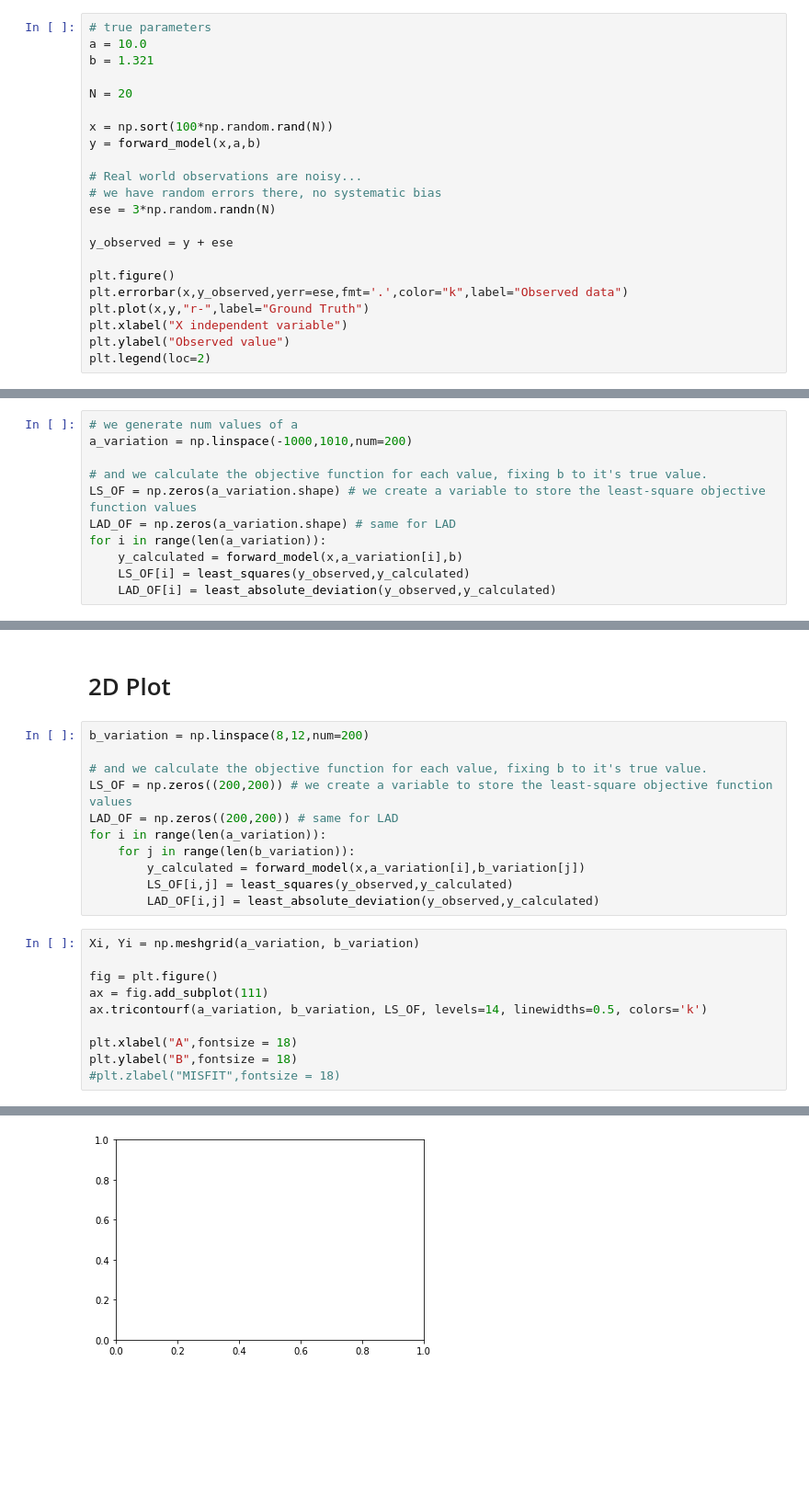
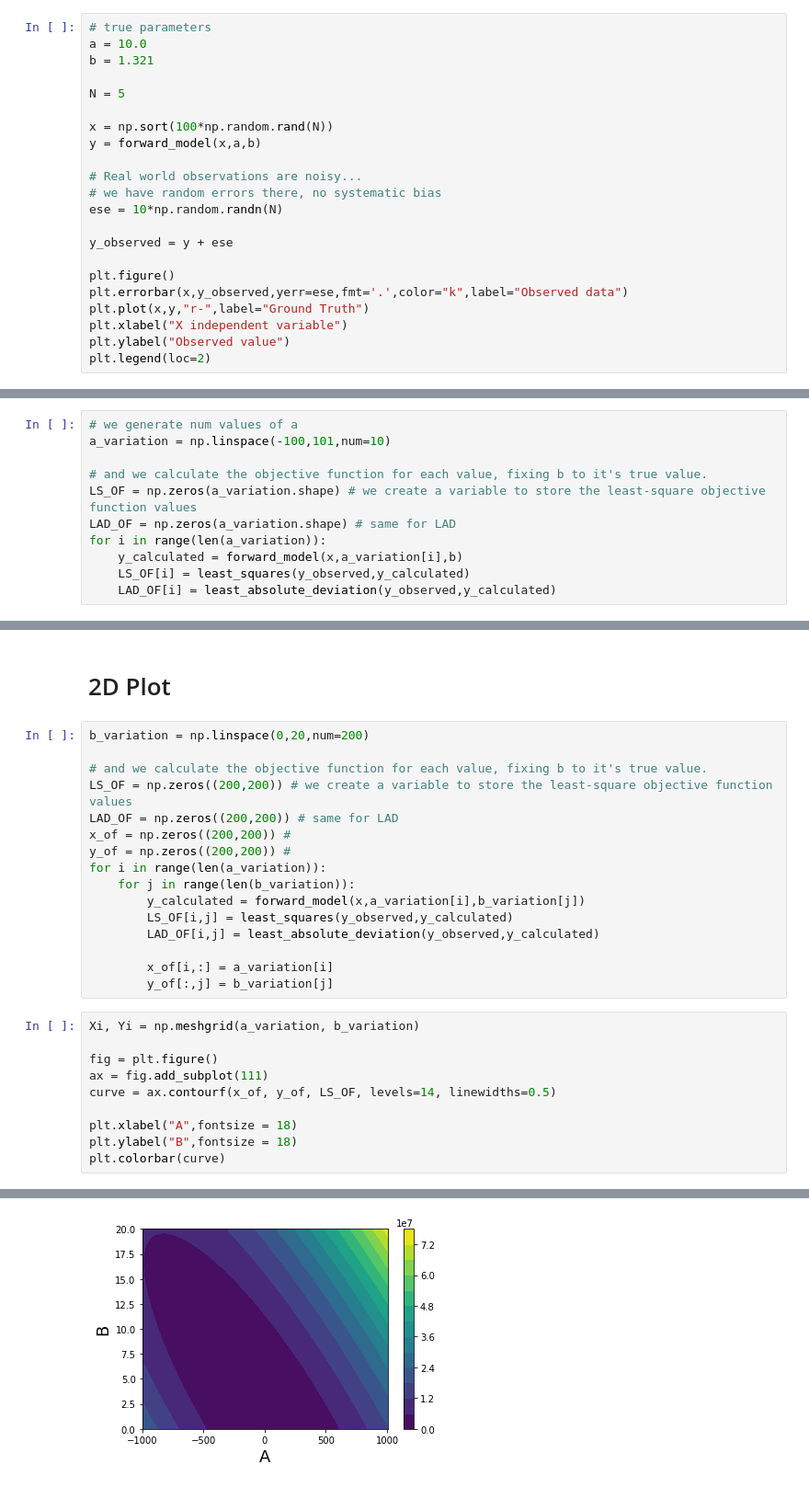
Before and after one commit to charlesll/ModelisationGeochimie, a Jupyter notebook: 03_VisualizeOF.ipynb, the cells around one changed output, grey strips where cells are left out. Shown: that part at 92% size. Saved outputs shown, nothing was run; the diff lists cells and outputs as text; blank space fills up the shorter version.

```diff
--- a/03_VisualizeOF.ipynb
+++ b/03_VisualizeOF.ipynb
@@ -30,14 +30,14 @@ Let's generate fake data
 a = 10.0
 b = 1.321
 
-N = 20
+N = 5
 
 x = np.sort(100*np.random.rand(N))
 y = forward_model(x,a,b)
 
 # Real world observations are noisy...
 # we have random errors there, no systematic bias
-ese = 3*np.random.randn(N)
+ese = 10*np.random.randn(N)
 
 y_observed = y + ese
 
@@ -74,7 +74,7 @@ Now we can make a bunch of code to generate different values of the parameters a
 First, let's just make one parameter (e.g. a) vary :
 # %%
 # we generate num values of a
-a_variation = np.linspace(-1000,1010,num=200)
+a_variation = np.linspace(-100,101,num=10)
 
 # and we calculate the objective function for each value, fixing b to it's true value.
 LS_OF = np.zeros(a_variation.shape) # we create a variable to store the least-square objective function values
@@ -108,24 +108,29 @@ What can you say, given your experiments, regarding the shift visible above from
 # %% [markdown]
 # 2D Plot
 # %%
-b_variation = np.linspace(8,12,num=200)
+b_variation = np.linspace(0,20,num=200)
 
 # and we calculate the objective function for each value, fixing b to it's true value.
 LS_OF = np.zeros((200,200)) # we create a variable to store the least-square objective function values
 LAD_OF = np.zeros((200,200)) # same for LAD
+x_of = np.zeros((200,200)) #
+y_of = np.zeros((200,200)) #
 for i in range(len(a_variation)):
     for j in range(len(b_variation)):
         y_calculated = forward_model(x,a_variation[i],b_variation[j])
         LS_OF[i,j] = least_squares(y_observed,y_calculated)
         LAD_OF[i,j] = least_absolute_deviation(y_observed,y_calculated)
+
+        x_of[i,:] = a_variation[i]
+        y_of[:,j] = b_variation[j]
 # %%
 Xi, Yi = np.meshgrid(a_variation, b_variation)
 
 fig = plt.figure()
 ax = fig.add_subplot(111)
-ax.tricontourf(a_variation, b_variation, LS_OF, levels=14, linewidths=0.5, colors='k')
+curve = ax.contourf(x_of, y_of, LS_OF, levels=14, linewidths=0.5)
 
 plt.xlabel("A",fontsize = 18)
 plt.ylabel("B",fontsize = 18)
-#plt.zlabel("MISFIT",fontsize = 18)
+plt.colorbar(curve)
 # %% [output]
@@ -133 +138 @@ RuntimeError: Error in qhull Delaunay triangulation calculation: singular input
-[figure, old version]
+[figure, new version]
```
Also changed, not shown: parts of 3 cells of this notebook, 5 other files.
